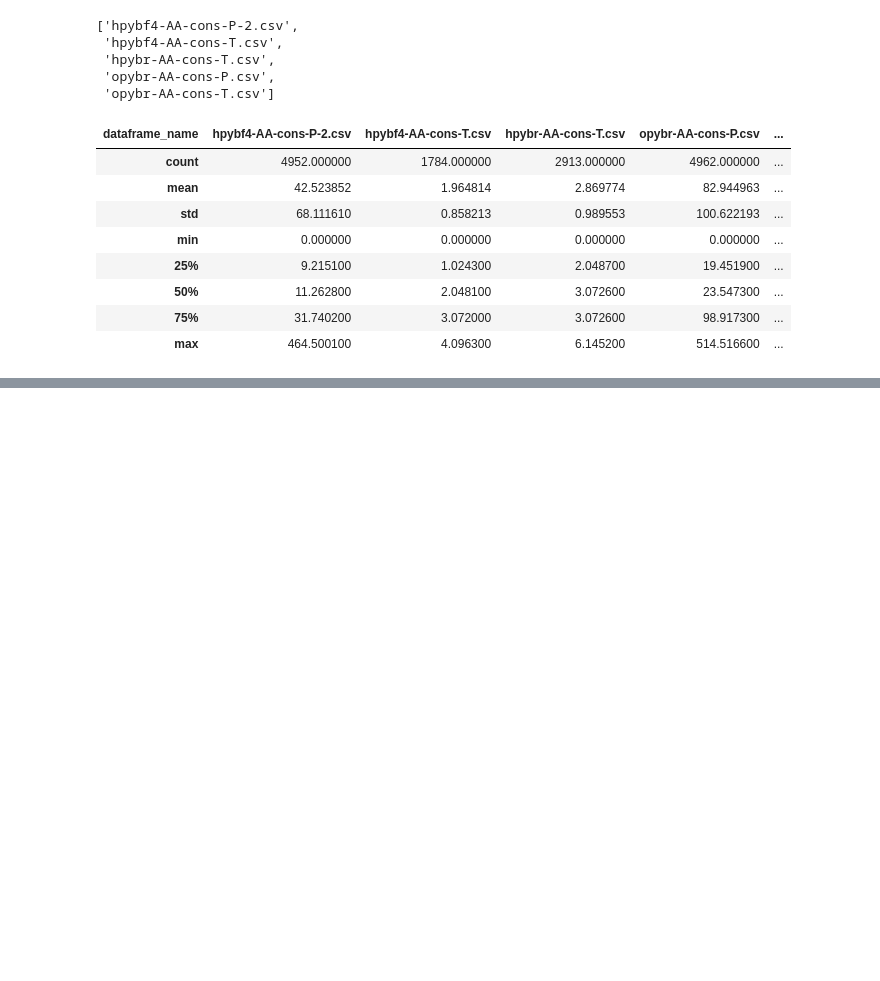
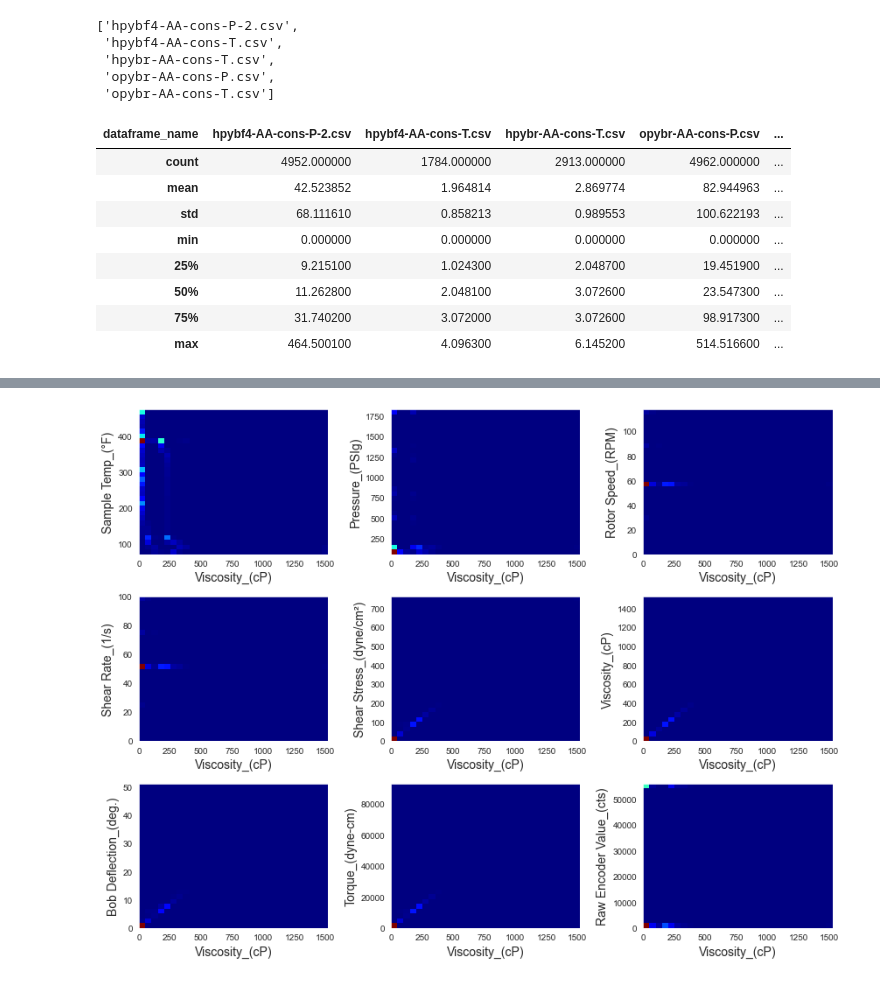
Before and after one commit to Atashnezhad/hpht, a Jupyter notebook: P01.ipynb, the cells around one changed output, grey strips where cells are left out. Drawn from its saved outputs; the diff is of its cells as text; code cells hidden in the pictures; blank space fills up the shorter version.

```diff
--- a/P01.ipynb
+++ b/P01.ipynb
@@ -288,0 +326,27 @@ Index(['Sample Temp_(°F)', 'Pressure_(PSIg)', 'Rotor Speed_(RPM)',
+# %%
+col1 = ['Sample Temp_(°F)', 'Pressure_(PSIg)', 'Rotor Speed_(RPM)',
+       'Shear Rate_(1/s)', 'Shear Stress_(dyne/cm²)', 'Viscosity_(cP)',
+       'Bob Deflection_(deg.)', 'Torque_(dyne-cm)', 'Raw Encoder Value_(cts)']
+
+y_col_name = ['Sample Temp_(°F)', 'Pressure_(PSIg)', 'Rotor Speed_(RPM)',
+       'Shear Rate_(1/s)', 'Shear Stress_(dyne/cm²)', 'Viscosity_(cP)',
+       'Bob Deflection_(deg.)', 'Torque_(dyne-cm)', 'Raw Encoder Value_(cts)']
+
+
+
+plt.figure(figsize=(12,9))
+for i, col in enumerate(col1):
+
+    plt.subplot(3,3,i+1)
+
+    plt.hist2d(final_df['Viscosity_(cP)'],
+               final_df[col],
+               cmap=plt.cm.jet,
+               bins=(30, 30))
+    plt.xlabel('Viscosity_(cP)', fontsize=14)
+    plt.ylabel(y_col_name[i], fontsize=14)
+plt.tight_layout()
+# plt.savefig('../Figures/P02_stat_EDA.png')
+plt.show()
+# %% [output]
+[figure, added]
```
Also changed, not shown: parts of 17 cells of this notebook, 3 other files.
